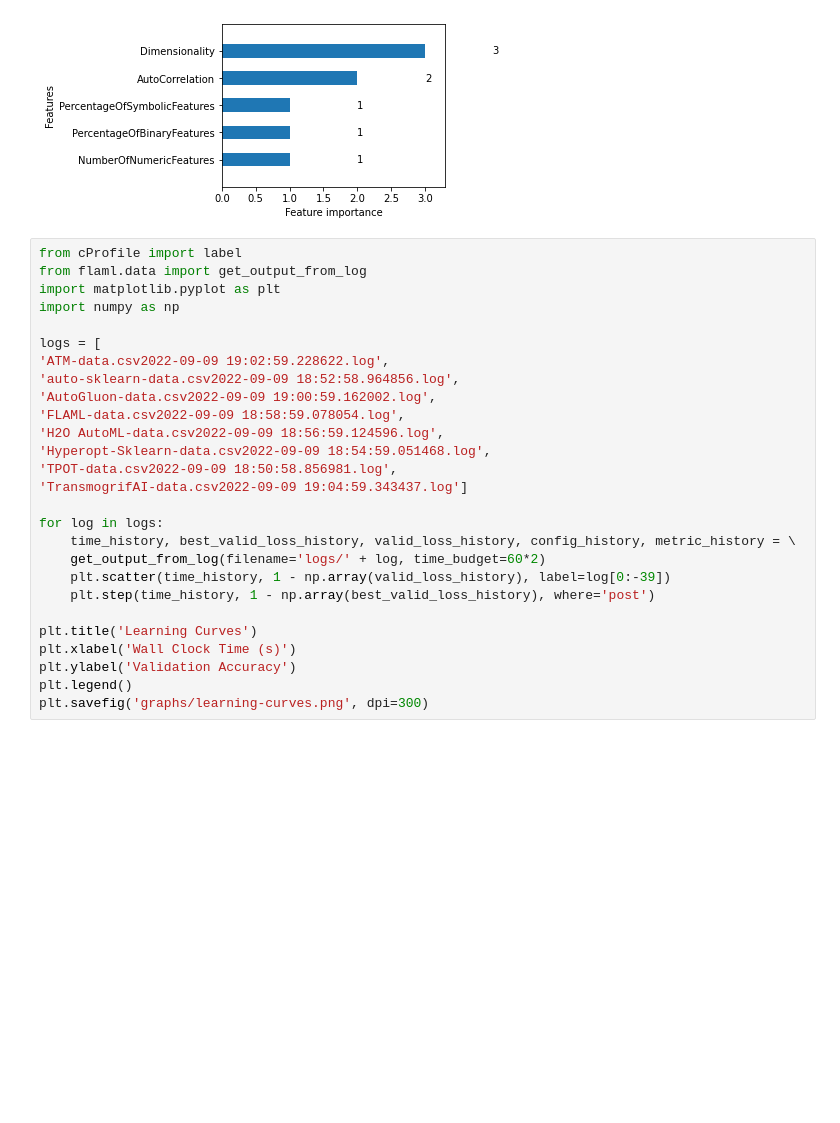
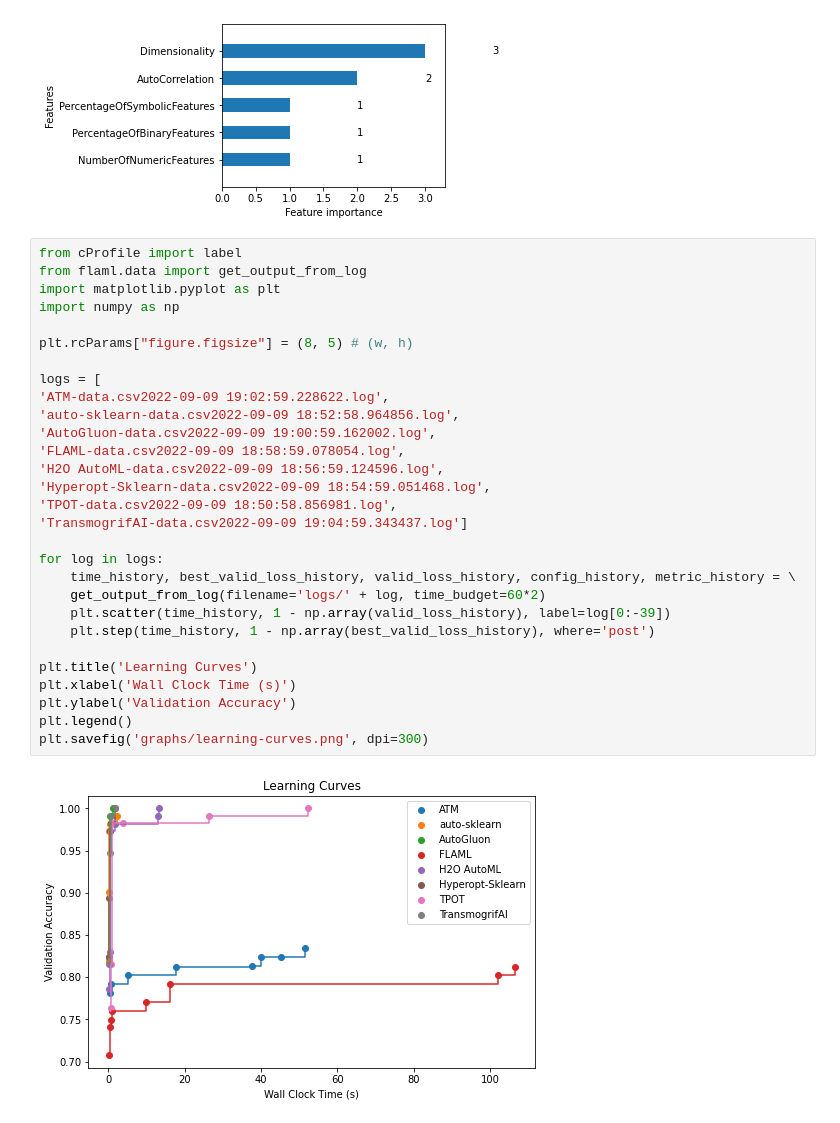
Before and after one commit to fvholten/AutoMLSelector, a Jupyter notebook: scripts/test-automlselector.ipynb, the cells around one changed output. Cells and saved outputs as stored; diff of their text form; blank space fills up the shorter version.

```diff
--- a/scripts/test-automlselector.ipynb
+++ b/scripts/test-automlselector.ipynb
@@ -113,27 +135,31 @@ make_feature_importance_diagram_lgb(ml_models['FLAML'].get('model').model, 'FLAM
 # %%
 from cProfile import label
 from flaml.data import get_output_from_log
 import matplotlib.pyplot as plt
 import numpy as np
+
+plt.rcParams["figure.figsize"] = (8, 5) # (w, h)
 
 logs = [
 'ATM-data.csv2022-09-09 19:02:59.228622.log',
 'auto-sklearn-data.csv2022-09-09 18:52:58.964856.log',
 'AutoGluon-data.csv2022-09-09 19:00:59.162002.log',
 'FLAML-data.csv2022-09-09 18:58:59.078054.log',
 'H2O AutoML-data.csv2022-09-09 18:56:59.124596.log',
 'Hyperopt-Sklearn-data.csv2022-09-09 18:54:59.051468.log',
 'TPOT-data.csv2022-09-09 18:50:58.856981.log',
 'TransmogrifAI-data.csv2022-09-09 19:04:59.343437.log']
 
 for log in logs:
     time_history, best_valid_loss_history, valid_loss_history, config_history, metric_history = \
     get_output_from_log(filename='logs/' + log, time_budget=60*2)
     plt.scatter(time_history, 1 - np.array(valid_loss_history), label=log[0:-39])
     plt.step(time_history, 1 - np.array(best_valid_loss_history), where='post')
 
 plt.title('Learning Curves')
 plt.xlabel('Wall Clock Time (s)')
 plt.ylabel('Validation Accuracy')
 plt.legend()
 plt.savefig('graphs/learning-curves.png', dpi=300)
+# %% [output]
+[figure, added]
```
Also changed, not shown: parts of 4 cells of this notebook, 6 other files.
